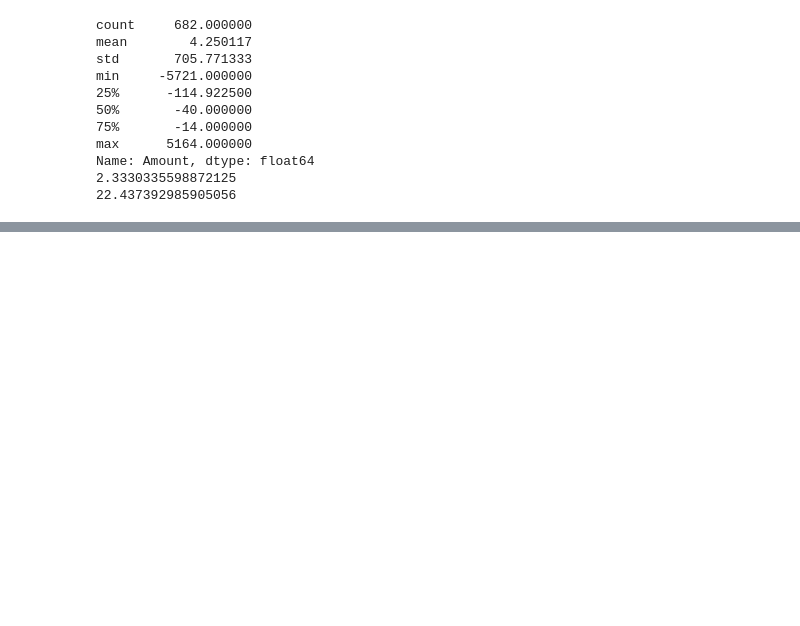
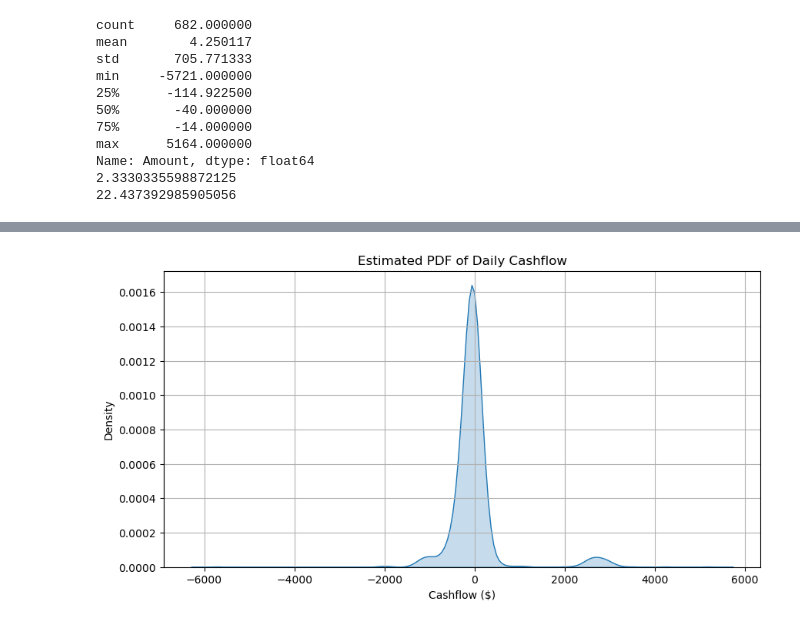
Before and after one commit to timidspacepanda/Learning_Python, a Jupyter notebook: cashflow_analysis/main.ipynb, the cells around one changed output, grey strips where cells are left out. Saved outputs shown, nothing was run; the diff lists cells and outputs as text; code cells hidden in the pictures; blank space fills up the shorter version.

```diff
--- a/cashflow_analysis/main.ipynb
+++ b/cashflow_analysis/main.ipynb
@@ -79,0 +99,15 @@ Date
+# %%
+# Probability Density Function (PDF) from daily cashflow data
+
+# 1. Kernel Density Estimation (KDE)
+import seaborn as sns
+
+plt.figure(figsize=(10,5))
+sns.kdeplot(df['Amount'], fill=True)
+plt.title('Estimated PDF of Daily Cashflow')
+plt.xlabel('Cashflow ($)')
+plt.ylabel('Density')
+plt.grid(True)
+plt.show()
+# %% [output]
+[figure, added]
```
Also changed, not shown: parts of 3 cells of this notebook.
